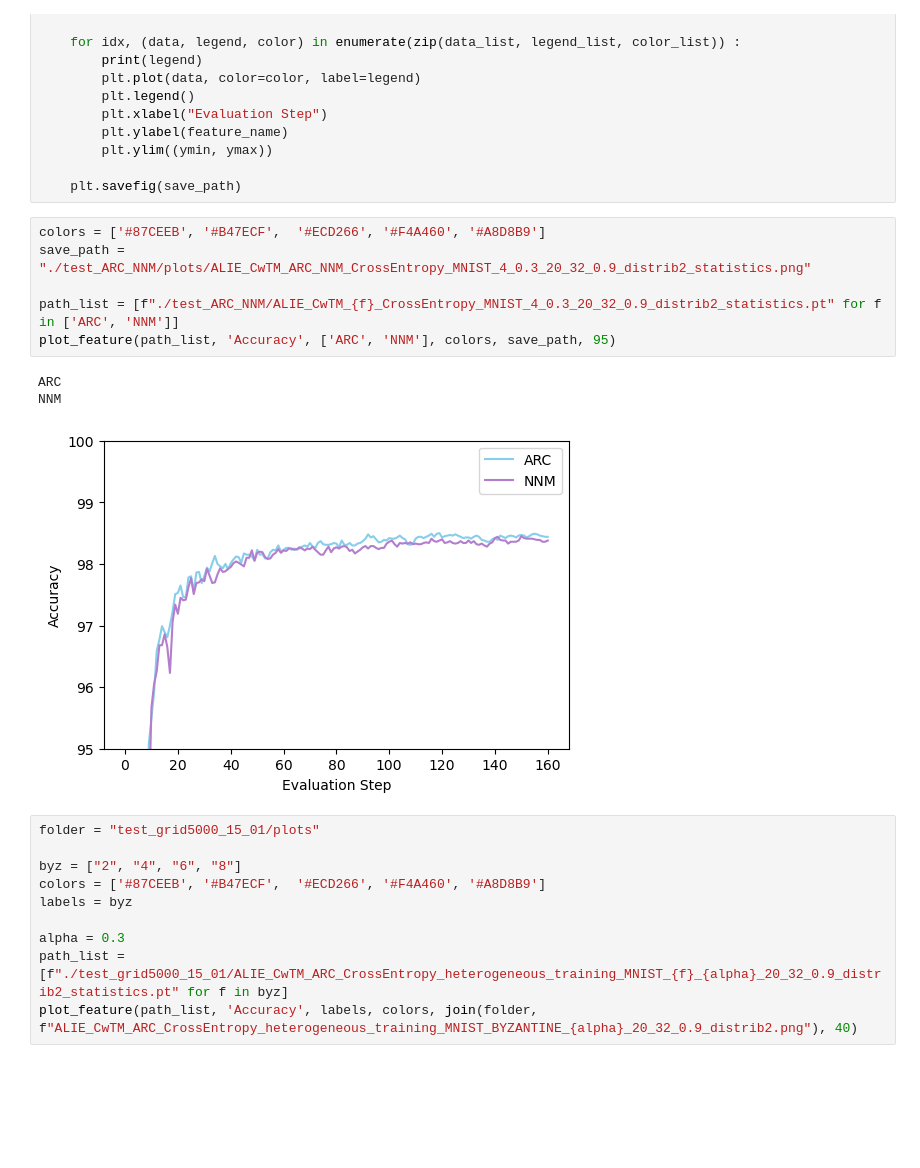
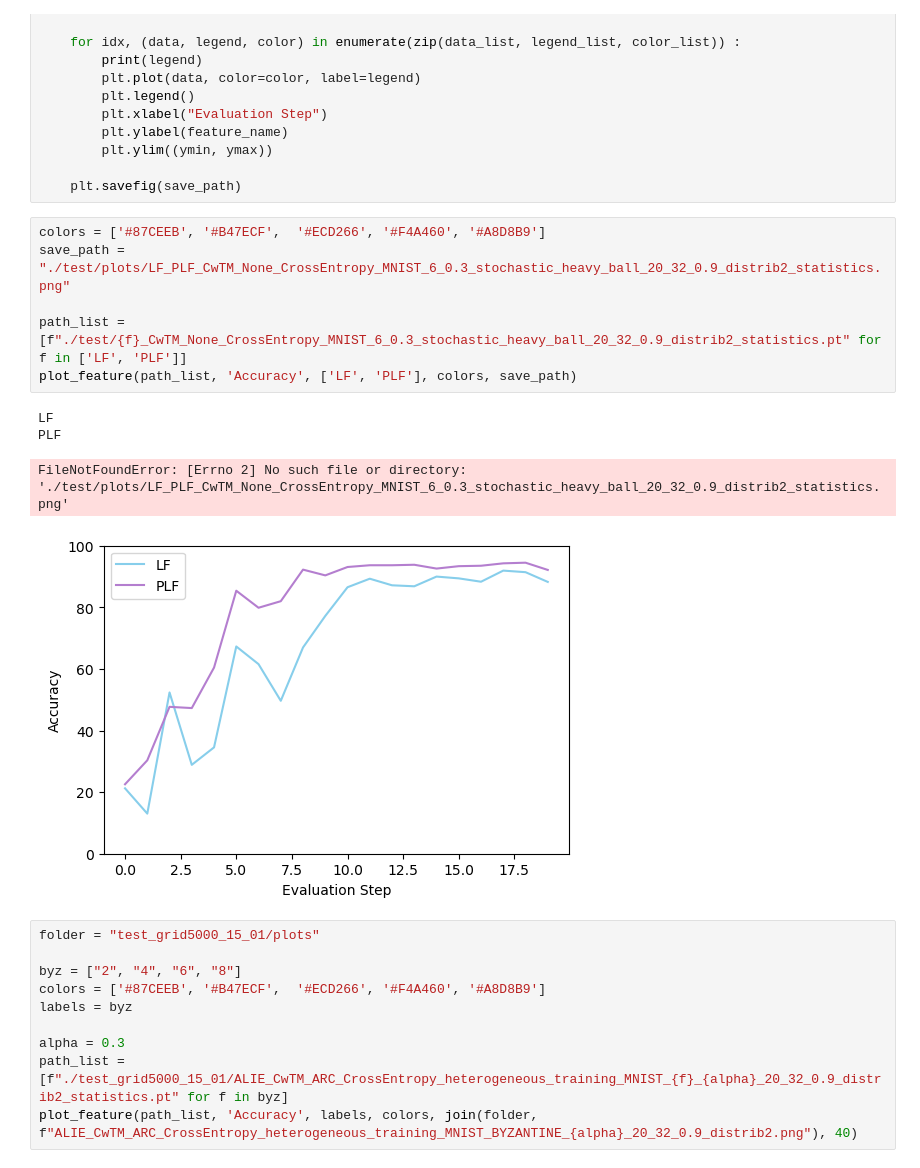
Before and after one commit to sandie-marion/GReco, a Jupyter notebook: test.ipynb, the cells around one changed output. Saved outputs shown, nothing was run; the diff lists cells and outputs as text; blank space fills up the shorter version.

```diff
--- a/test.ipynb
+++ b/test.ipynb
@@ -28,14 +28,15 @@ def plot_feature (path_list, feature_name, legend_list, color_list, save_path, y
     plt.savefig(save_path)
 # %%
 colors = ['#87CEEB', '#B47ECF',  '#ECD266', '#F4A460', '#A8D8B9']
-save_path = "./test_ARC_NNM/plots/ALIE_CwTM_ARC_NNM_CrossEntropy_MNIST_4_0.3_20_32_0.9_distrib2_statistics.png"
+save_path = "./test/plots/LF_PLF_CwTM_None_CrossEntropy_MNIST_6_0.3_stochastic_heavy_ball_20_32_0.9_distrib2_statistics.png"
 
-path_list = [f"./test_ARC_NNM/ALIE_CwTM_{f}_CrossEntropy_MNIST_4_0.3_20_32_0.9_distrib2_statistics.pt" for f in ['ARC', 'NNM']]
-plot_feature(path_list, 'Accuracy', ['ARC', 'NNM'], colors, save_path, 95)
+path_list = [f"./test/{f}_CwTM_None_CrossEntropy_MNIST_6_0.3_stochastic_heavy_ball_20_32_0.9_distrib2_statistics.pt" for f in ['LF', 'PLF']]
+plot_feature(path_list, 'Accuracy', ['LF', 'PLF'], colors, save_path)
 # %% [output]
-ARC
-NNM
+LF
+PLF
+FileNotFoundError: [Errno 2] No such file or directory: './test/plots/LF_PLF_CwTM_None_CrossEntropy_MNIST_6_0.3_stochastic_heavy_ball_20_32_0.9_distrib2_statistics.png'
-[figure, old version]
+[figure, new version]
 # %%
 folder = "test_grid5000_15_01/plots"
 
```
Also changed, not shown: 4 other files.
